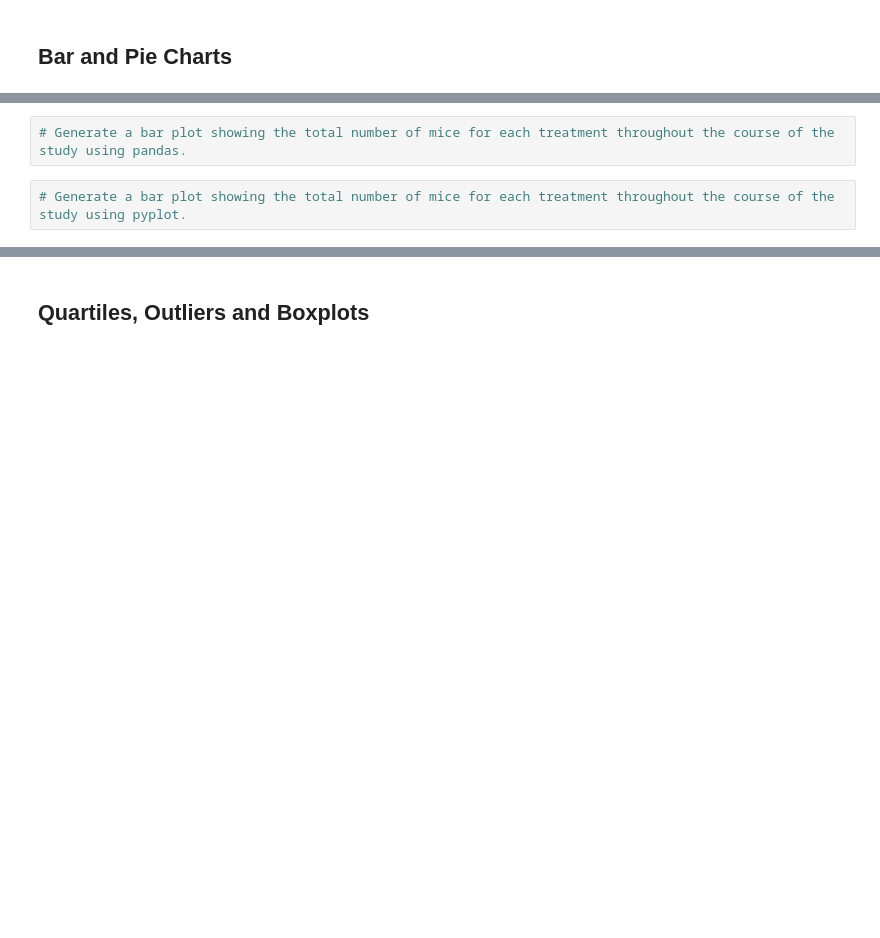
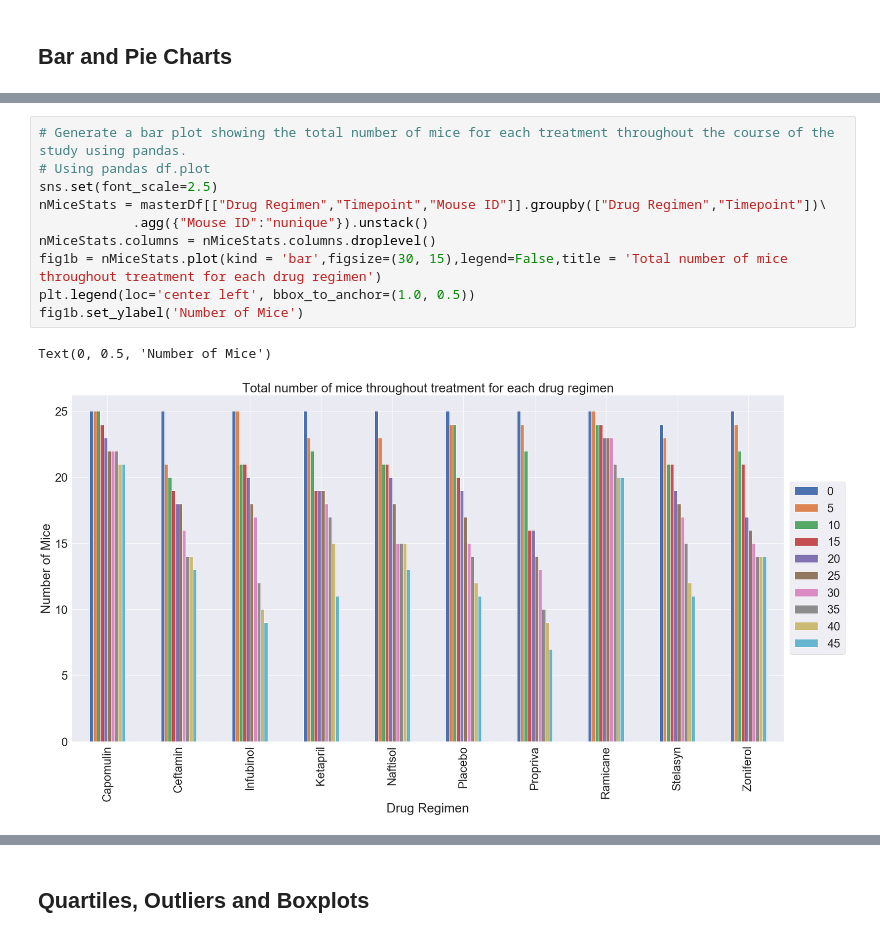
Before and after one commit to MimiBebe/Matplotlib_Challenge, a Jupyter notebook: Instructions/Pymaceuticals/pymaceuticals_ChiTran.ipynb, the cells around one changed output, grey strips where cells are left out. Drawn from its saved outputs; the diff is of its cells as text; blank space fills up the shorter version.

```diff
--- a/Instructions/Pymaceuticals/pymaceuticals_ChiTran.ipynb
+++ b/Instructions/Pymaceuticals/pymaceuticals_ChiTran.ipynb
@@ -145,4 +104,13 @@ fig1 = sns.catplot(x = "Drug Regimen",       # x variable name
-# %%
-# Generate a bar plot showing the total number of mice for each treatment throughout the course of the study using pandas.
-# %%
-# Generate a bar plot showing the total number of mice for each treatment throughout the course of the study using pyplot.
+# %%
+# Generate a bar plot showing the total number of mice for each treatment throughout the course of the study using pandas.
+# Using pandas df.plot
+sns.set(font_scale=2.5)
+nMiceStats = masterDf[["Drug Regimen","Timepoint","Mouse ID"]].groupby(["Drug Regimen","Timepoint"])\
+            .agg({"Mouse ID":"nunique"}).unstack()
+nMiceStats.columns = nMiceStats.columns.droplevel()
+fig1b = nMiceStats.plot(kind = 'bar',figsize=(30, 15),legend=False,title = 'Total number of mice throughout treatment for each drug regimen')
+plt.legend(loc='center left', bbox_to_anchor=(1.0, 0.5))
+fig1b.set_ylabel('Number of Mice')
+# %% [output]
+Text(0, 0.5, 'Number of Mice')
+[figure, added]
```
Also changed, not shown: parts of 37 cells of this notebook, 1 other file.
